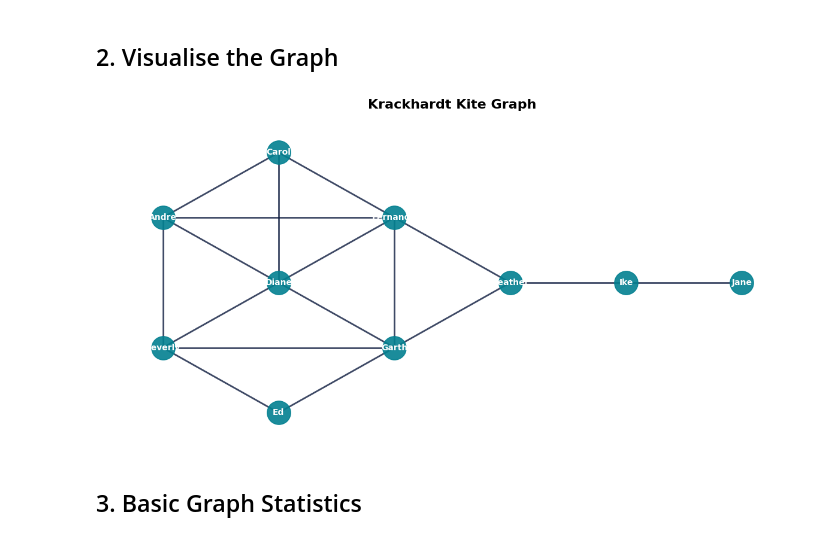
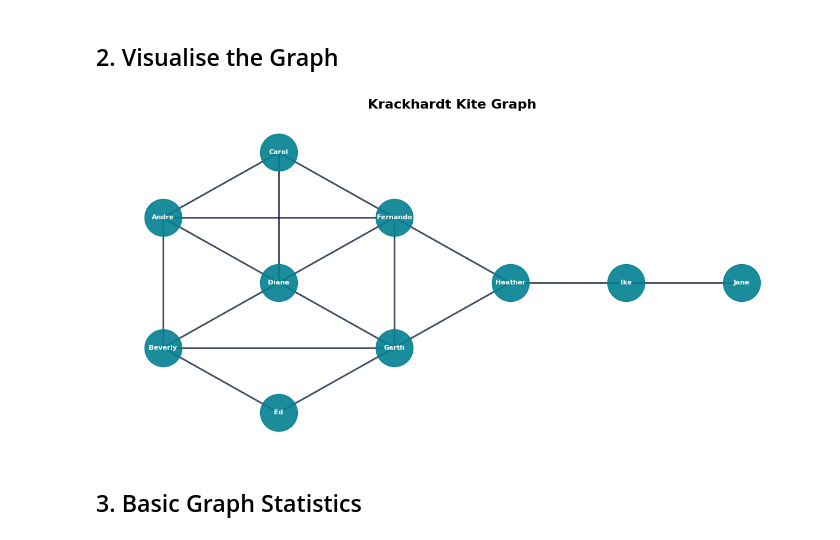
Before and after one commit to tanvirraju4/hello-graph-world, a Jupyter notebook: hello_graph_world.ipynb, the cells around one changed output. Drawn from its saved outputs; the diff is of its cells as text; code cells hidden in the pictures.

```diff
--- a/hello_graph_world.ipynb
+++ b/hello_graph_world.ipynb
@@ -67,29 +67,29 @@ Edges (17): [('Andre', 'Beverly'), ('Andre', 'Carol'), ('Andre', 'Diane'), ('And
 # %%
 pos = {
     "Carol":    (2, 4),
     "Andre":    (0, 3),
     "Fernando": (4, 3),
     "Diane":    (2, 2),
     "Beverly":  (0, 1),
     "Garth":    (4, 1),
     "Ed":       (2, 0),
     "Heather":  (6, 2),
     "Ike":      (8, 2),
     "Jane":     (10, 2),
 }
 
 plt.figure(figsize=(12, 6))
 
-nx.draw_networkx_nodes(G, pos, node_color="#028090", node_size=800, alpha=0.9)
-nx.draw_networkx_labels(G, pos, font_color="white", font_size=10, font_weight="bold")
+nx.draw_networkx_nodes(G, pos, node_color="#028090", node_size=2000, alpha=0.9)
+nx.draw_networkx_labels(G, pos, font_color="white", font_size=8, font_weight="bold")
 nx.draw_networkx_edges(G, pos, edge_color="#0D1B3E", width=2, alpha=0.8)
 
 plt.title("Krackhardt Kite Graph", fontsize=16, fontweight="bold", pad=20)
 plt.axis("off")
 plt.tight_layout()
 plt.show()
 # %% [output]
-[figure, old version]
+[figure, new version]
 # %% [markdown]
 ## 3. Basic Graph Statistics
 # %%
```
